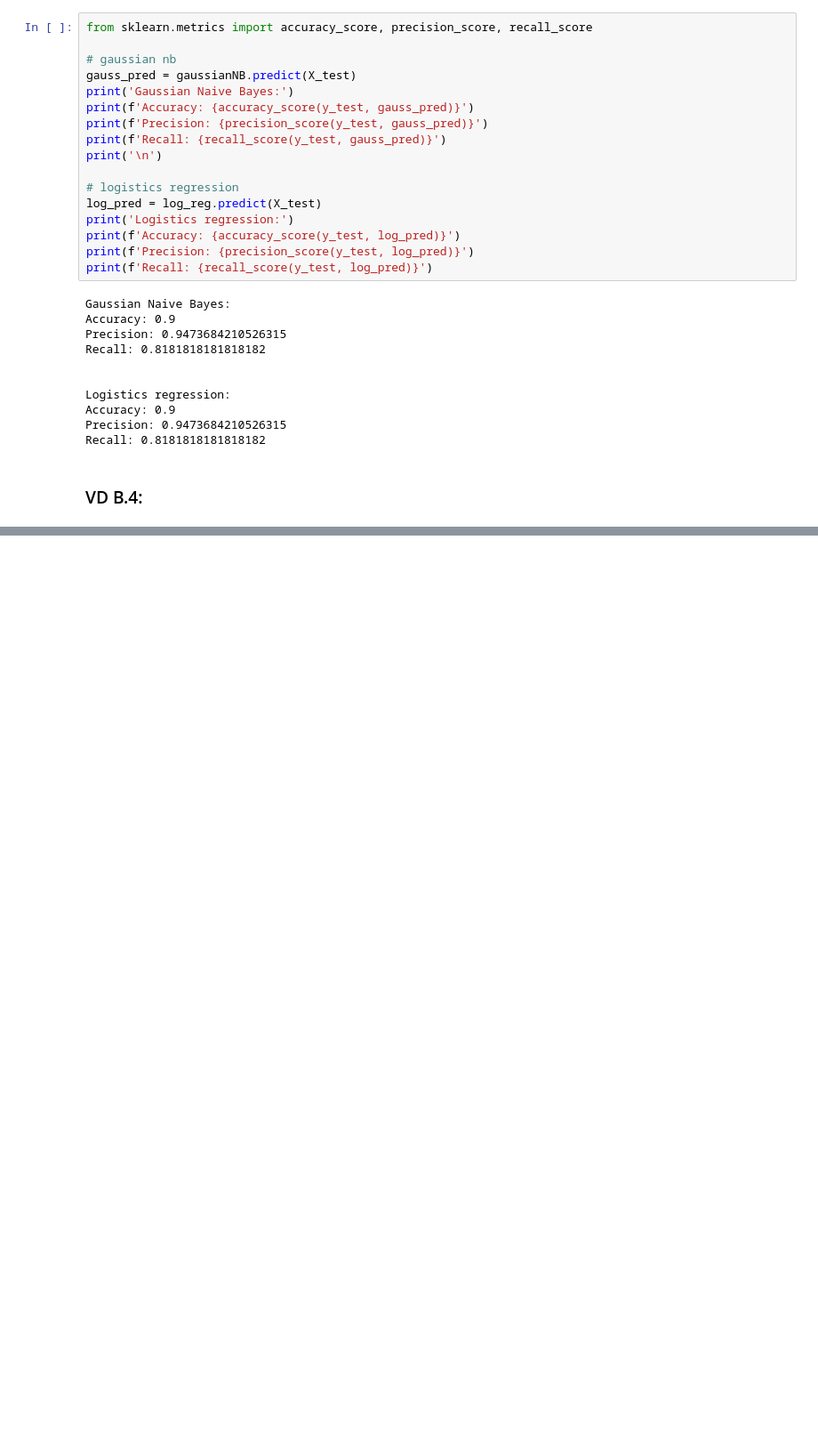
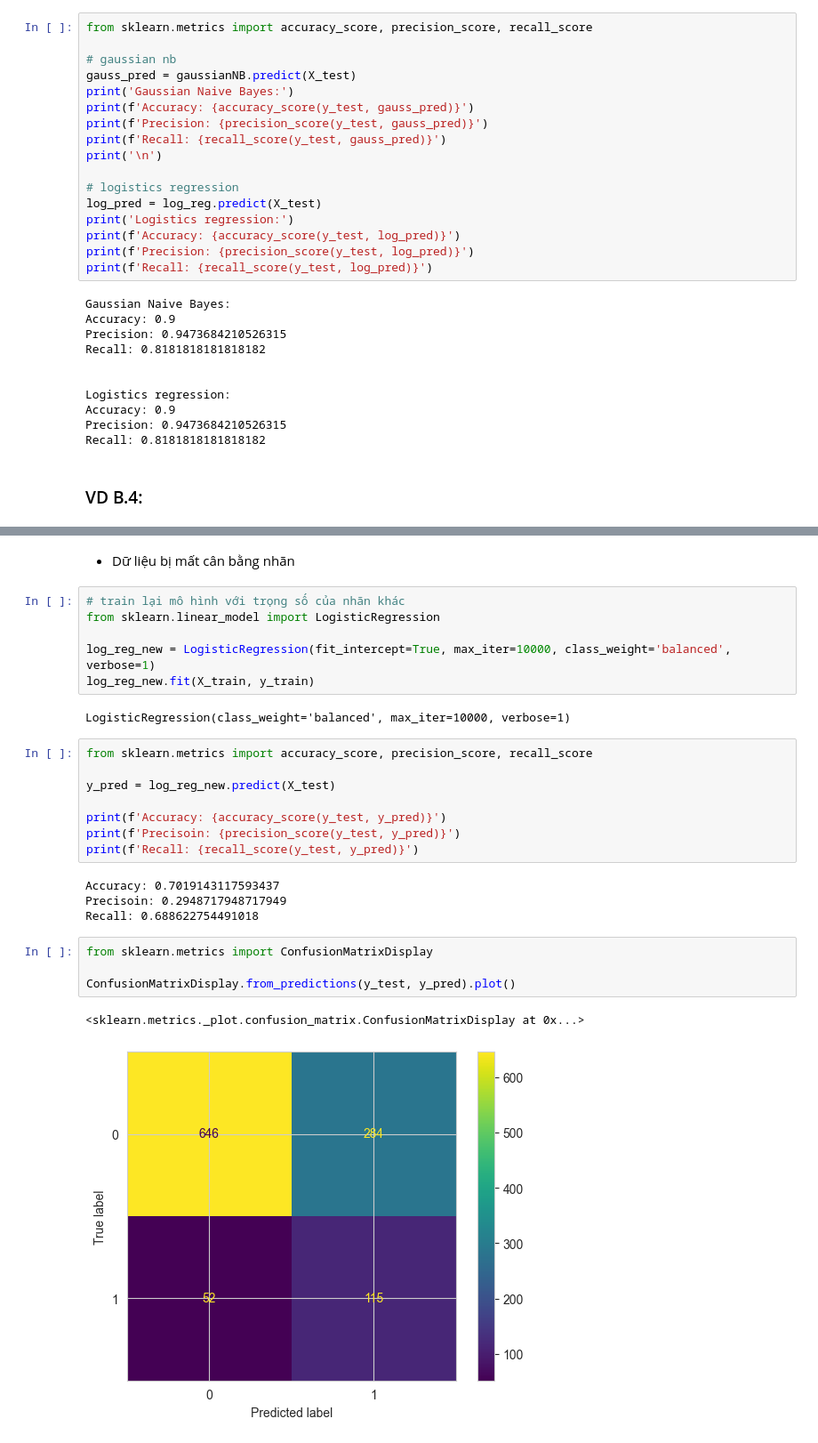
Before and after one commit to Kizza2014/machine_learning, a Jupyter notebook: Lab/lab3_logistics_regression/logistics_regression.ipynb, the cells around one changed output, grey strips where cells are left out. Shown at 89% size. Drawn from its saved outputs; the diff is of its cells as text; blank space fills up the shorter version.

```diff
--- a/Lab/lab3_logistics_regression/logistics_regression.ipynb
+++ b/Lab/lab3_logistics_regression/logistics_regression.ipynb
@@ -422,0 +586,29 @@ data
+# %% [markdown]
+- Dữ liệu bị mất cân bằng nhãn
+# %%
+# train lại mô hình với trọng số của nhãn khác
+from sklearn.linear_model import LogisticRegression
+
+log_reg_new = LogisticRegression(fit_intercept=True, max_iter=10000, class_weight='balanced', verbose=1)
+log_reg_new.fit(X_train, y_train)
+# %% [output]
+LogisticRegression(class_weight='balanced', max_iter=10000, verbose=1)
+# %%
+from sklearn.metrics import accuracy_score, precision_score, recall_score
+
+y_pred = log_reg_new.predict(X_test)
+
+print(f'Accuracy: {accuracy_score(y_test, y_pred)}')
+print(f'Precisoin: {precision_score(y_test, y_pred)}')
+print(f'Recall: {recall_score(y_test, y_pred)}')
+# %% [output]
+Accuracy: 0.7019143117593437
+Precisoin: 0.2948717948717949
+Recall: 0.688622754491018
+# %%
+from sklearn.metrics import ConfusionMatrixDisplay
+
+ConfusionMatrixDisplay.from_predictions(y_test, y_pred).plot()
+# %% [output]
+<sklearn.metrics._plot.confusion_matrix.ConfusionMatrixDisplay at 0x...>
+[figure, added]
```
Also changed, not shown: parts of 28 cells of this notebook, 1 other file.
